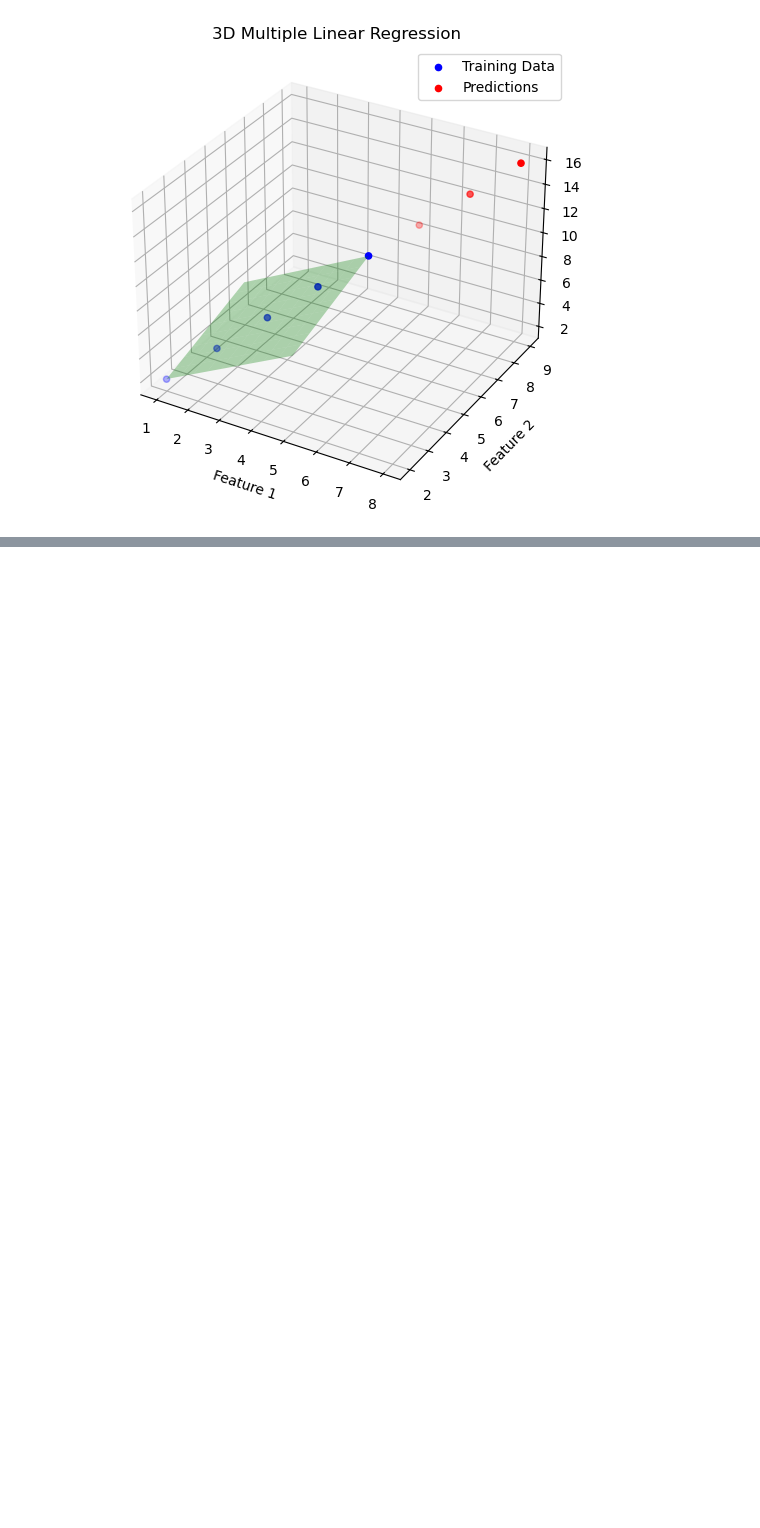
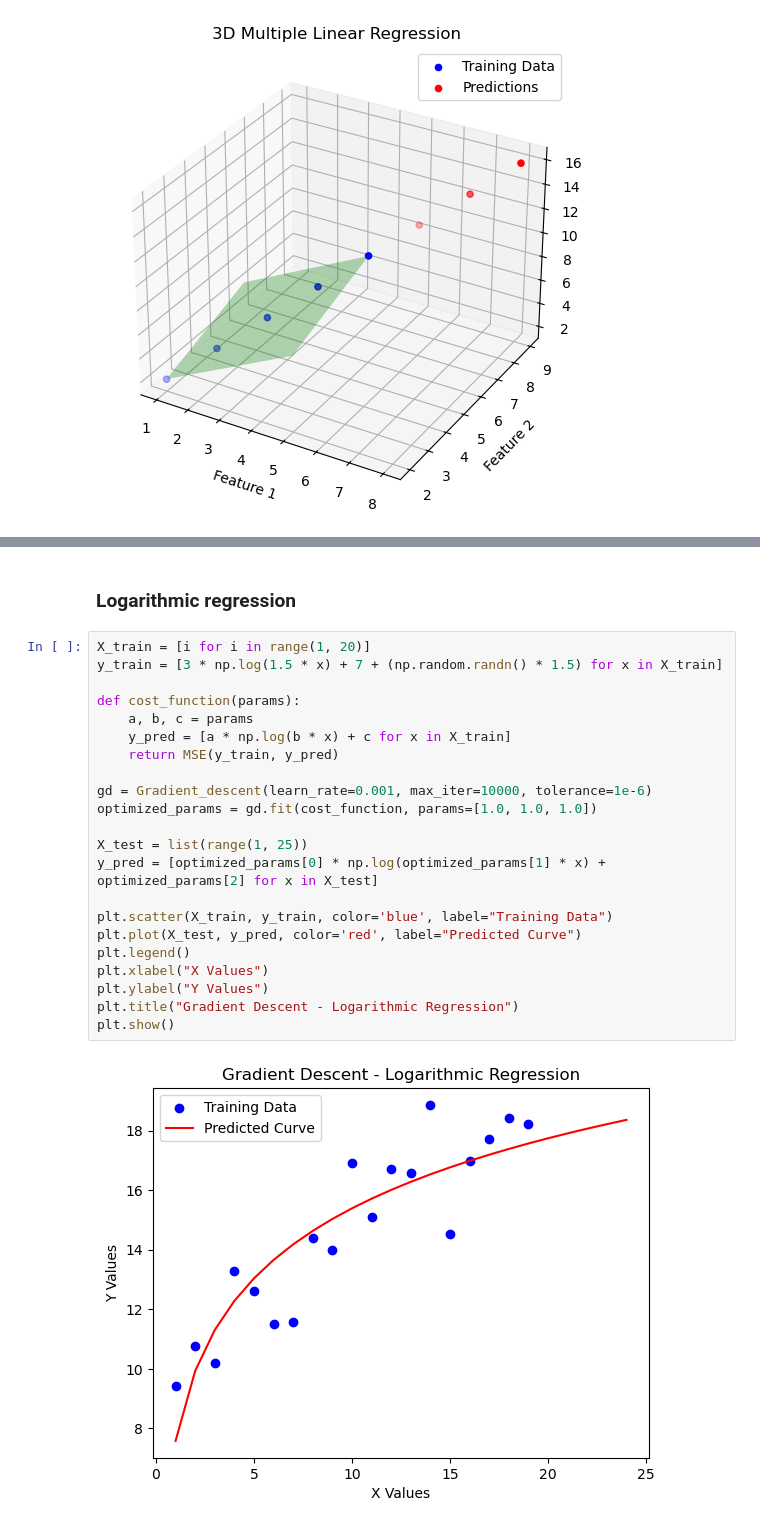
Before and after one commit to smoothyy3/Gradient-descent-from-scratch, a Jupyter notebook: test_GD.ipynb, the cells around one changed output, grey strips where cells are left out. Saved outputs shown, nothing was run; the diff lists cells and outputs as text; blank space fills up the shorter version.

```diff
--- a/test_GD.ipynb
+++ b/test_GD.ipynb
@@ -129,0 +200,26 @@ plt.show()
+# %% [markdown]
+### **Logarithmic regression**
+# %%
+X_train = [i for i in range(1, 20)]
+y_train = [3 * np.log(1.5 * x) + 7 + (np.random.randn() * 1.5) for x in X_train]
+
+def cost_function(params):
+    a, b, c = params
+    y_pred = [a * np.log(b * x) + c for x in X_train]
+    return MSE(y_train, y_pred)
+
+gd = Gradient_descent(learn_rate=0.001, max_iter=10000, tolerance=1e-6)
+optimized_params = gd.fit(cost_function, params=[1.0, 1.0, 1.0])
+
+X_test = list(range(1, 25))
+y_pred = [optimized_params[0] * np.log(optimized_params[1] * x) + optimized_params[2] for x in X_test]
+
+plt.scatter(X_train, y_train, color='blue', label="Training Data")
+plt.plot(X_test, y_pred, color='red', label="Predicted Curve")
+plt.legend()
+plt.xlabel("X Values")
+plt.ylabel("Y Values")
+plt.title("Gradient Descent - Logarithmic Regression")
+plt.show()
+# %% [output]
+[figure, added]
```
Also changed, not shown: parts of 15 cells of this notebook.
